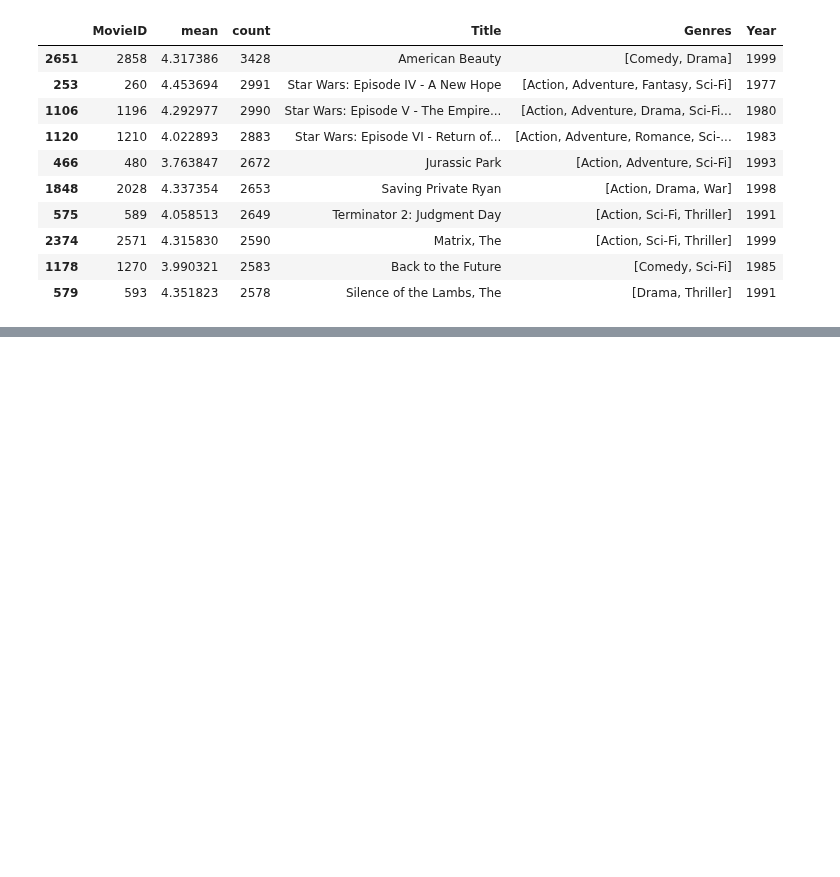
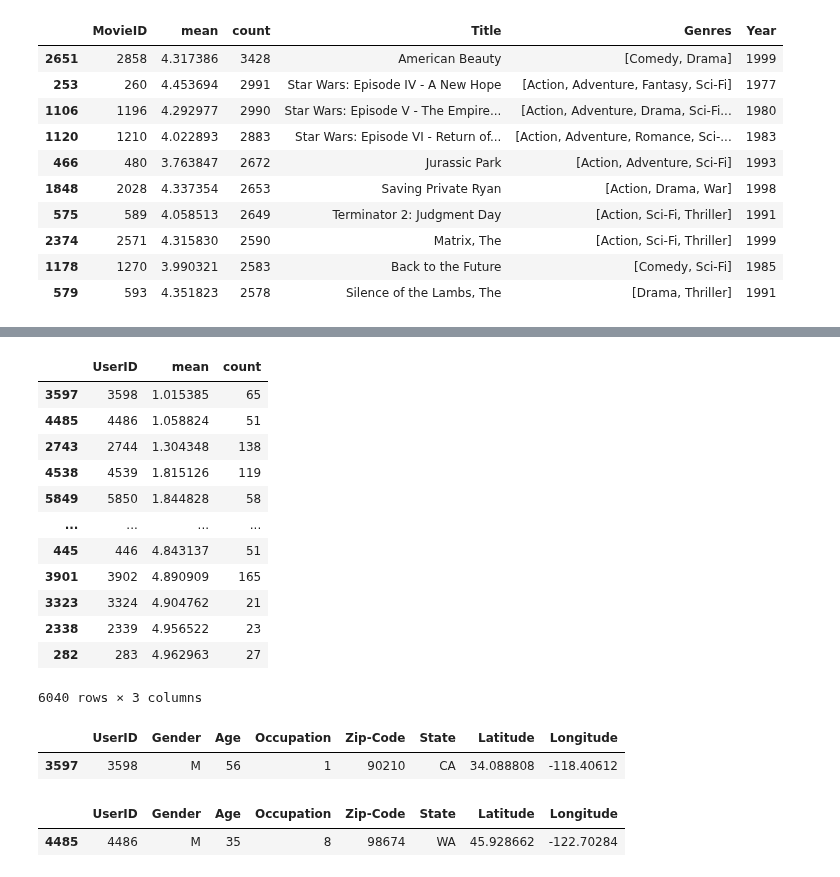
Before and after one commit to starovit/ucu-recsys-movielens, a Jupyter notebook: experiments/1_eda/eda.ipynb, the cells around one changed output, grey strips where cells are left out. Saved outputs shown, nothing was run; the diff lists cells and outputs as text; code cells hidden in the pictures; blank space fills up the shorter version.

```diff
--- a/experiments/1_eda/eda.ipynb
+++ b/experiments/1_eda/eda.ipynb
@@ -386 +413,27 @@ display(movies_with_ratings.sort_values("count", ascending=False)[:10])
+# %%
+rating_stats.sort_values("mean")
+# %% [output]
+|  | UserID | mean | count |
+| 3597 | 3598 | 1.015385 | 65 |
+| 4485 | 4486 | 1.058824 | 51 |
+| 2743 | 2744 | 1.304348 | 138 |
+| 4538 | 4539 | 1.815126 | 119 |
+| 5849 | 5850 | 1.844828 | 58 |
+| ... | ... | ... | ... |
+| 445 | 446 | 4.843137 | 51 |
+| 3901 | 3902 | 4.890909 | 165 |
+| 3323 | 3324 | 4.904762 | 21 |
+| 2338 | 2339 | 4.956522 | 23 |
+| 282 | 283 | 4.962963 | 27 |
+6040 rows × 3 columns
+# %%
+df_users[df_users['UserID']==3598]
+# %% [output]
+|  | UserID | Gender | Age | Occupation | Zip-Code | State | Latitude | Longitude |
+| 3597 | 3598 | M | 56 | 1 | 90210 | CA | 34.088808 | -118.40612 |
+# %%
+df_users[df_users['UserID']==4486]
+# %% [output]
+|  | UserID | Gender | Age | Occupation | Zip-Code | State | Latitude | Longitude |
+| 4485 | 4486 | M | 35 | 8 | 98674 | WA | 45.928662 | -122.70284 |
 # %%
```
Also changed, not shown: parts of 11 cells of this notebook.
